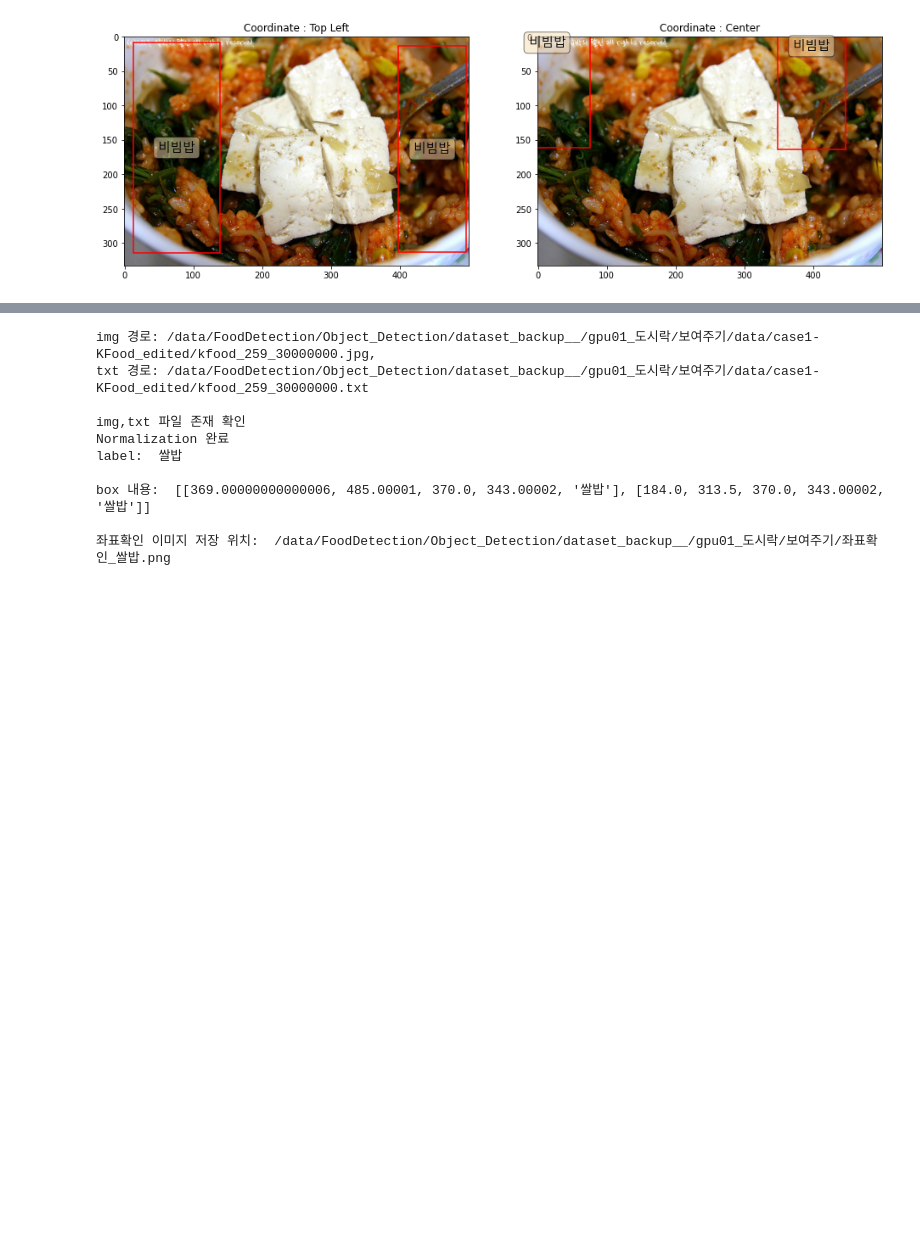
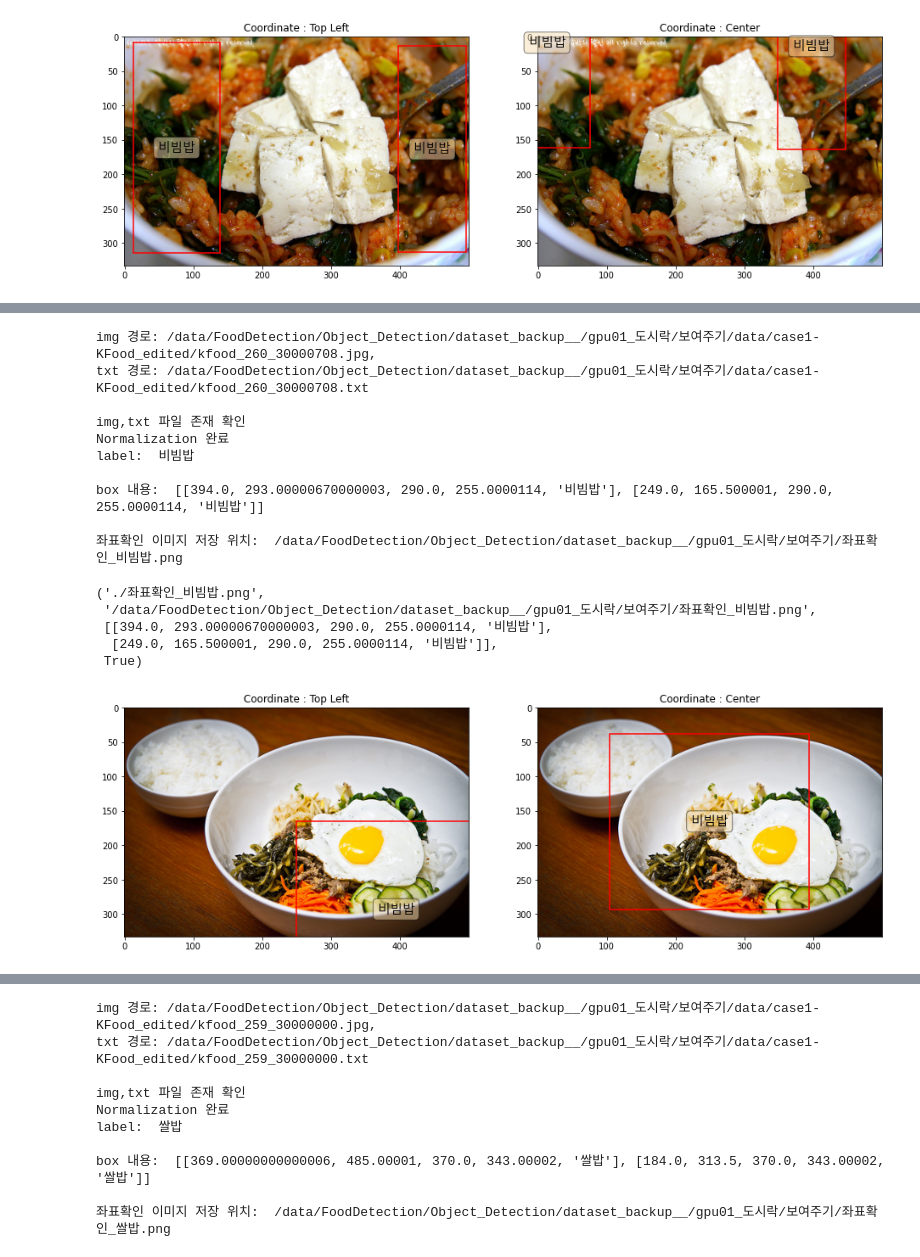
Before and after one commit to K-107/dki, a Jupyter notebook: Food_Detection/220204_이미지데이터좌표확인.ipynb, the cells around one changed output, grey strips where cells are left out. Saved outputs shown, nothing was run; the diff lists cells and outputs as text; code cells hidden in the pictures; blank space fills up the shorter version.

```diff
--- a/Food_Detection/220204_이미지데이터좌표확인.ipynb
+++ b/Food_Detection/220204_이미지데이터좌표확인.ipynb
@@ -353,0 +420,28 @@ box 내용:  [[75.5, 161.5, 125.0, 305.0, '비빔밥'], [13.0, 9.0, 125.0, 305.0
+# %%
+# case1-KFood_edited  - topleft
+
+# py파일에서 불러와서 사용
+
+# from show_annotation import imgTxtCheck
+
+img = '/data/FoodDetection/Object_Detection/dataset_backup__/gpu01_도시락/보여주기/data/case1-KFood_edited/kfood_260_30000708.jpg'
+txt = '/data/FoodDetection/Object_Detection/dataset_backup__/gpu01_도시락/보여주기/data/case1-KFood_edited/kfood_260_30000708.txt'
+
+imgTxtCheck(img, txt)
+# %% [output]
+img 경로: /data/FoodDetection/Object_Detection/dataset_backup__/gpu01_도시락/보여주기/data/case1-KFood_edited/kfood_260_30000708.jpg,
+txt 경로: /data/FoodDetection/Object_Detection/dataset_backup__/gpu01_도시락/보여주기/data/case1-KFood_edited/kfood_260_30000708.txt
+
+img,txt 파일 존재 확인
+Normalization 완료
+label:  비빔밥
+
+box 내용:  [[394.0, 293.00000670000003, 290.0, 255.0000114, '비빔밥'], [249.0, 165.500001, 290.0, 255.0000114, '비빔밥']]
+
+좌표확인 이미지 저장 위치:  /data/FoodDetection/Object_Detection/dataset_backup__/gpu01_도시락/보여주기/좌표확인_비빔밥.png
+('./좌표확인_비빔밥.png',
+ '/data/FoodDetection/Object_Detection/dataset_backup__/gpu01_도시락/보여주기/좌표확인_비빔밥.png',
+ [[394.0, 293.00000670000003, 290.0, 255.0000114, '비빔밥'],
+  [249.0, 165.500001, 290.0, 255.0000114, '비빔밥']],
+ True)
+[figure, added]
```
Also changed, not shown: parts of 16 cells of this notebook, 1 other file.
